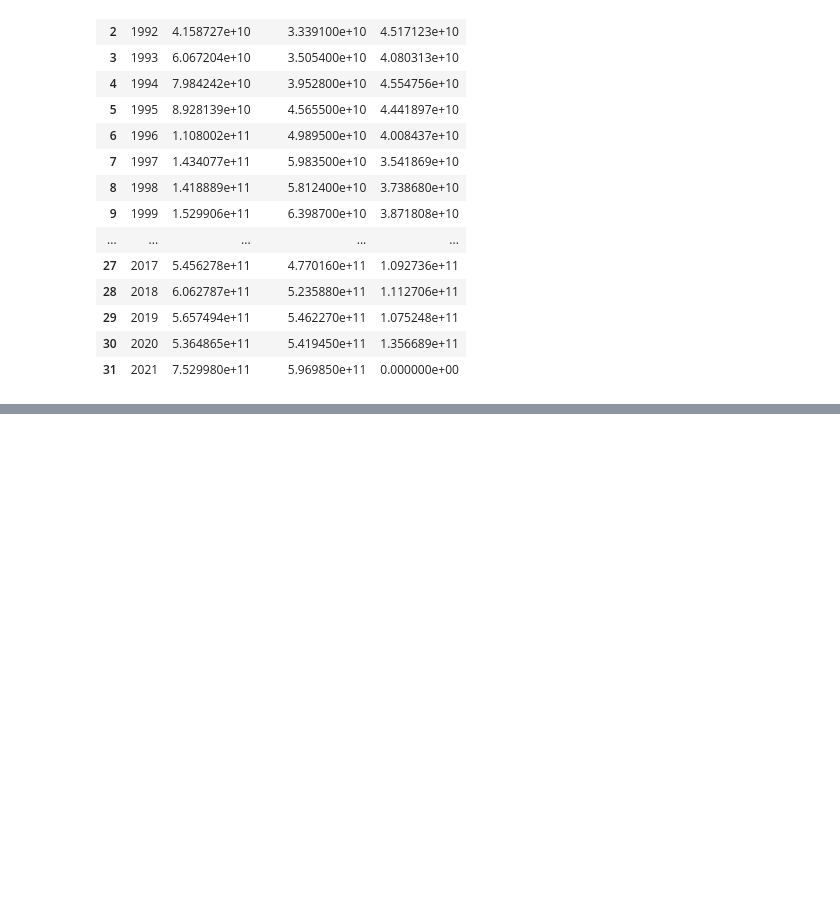
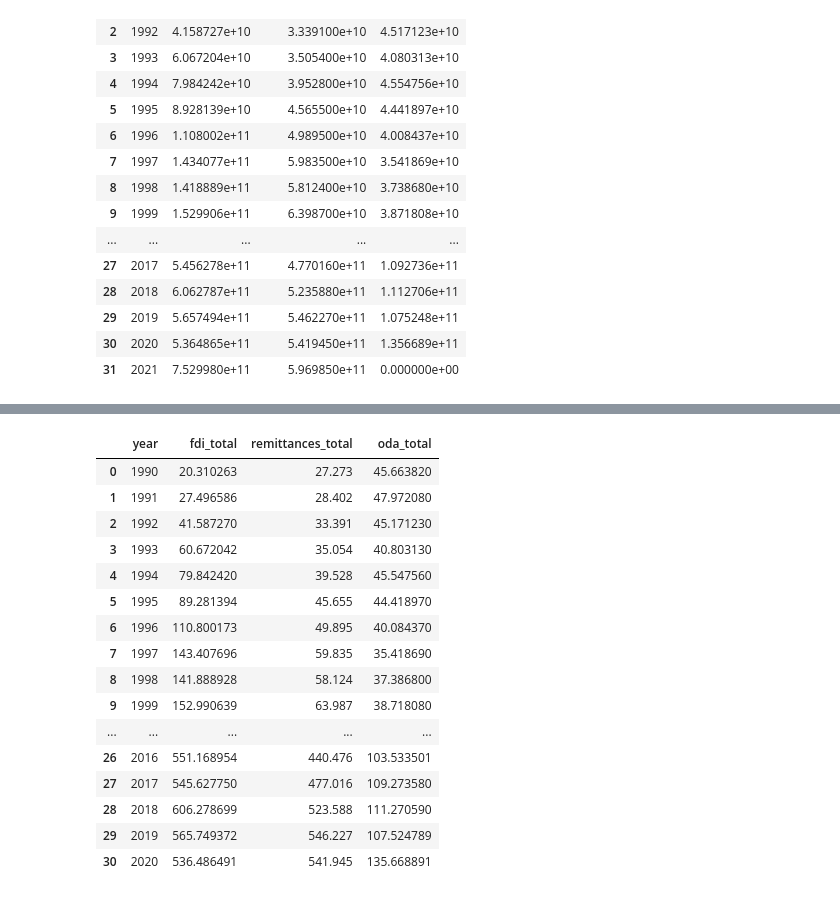
Before and after one commit to kellywaldro/remittances, a Jupyter notebook: plotting.ipynb, the cells around one changed output, grey strips where cells are left out. Cells and saved outputs as stored; diff of their text form; code cells hidden in the pictures; blank space fills up the shorter version.

```diff
--- a/plotting.ipynb
+++ b/plotting.ipynb
@@ -66 +62,21 @@ See the caveats in the documentation: https://pandas.pydata.org/pandas-docs/stab
+# %%
+df
+# %% [output]
+|  | year | fdi_total | remittances_total | oda_total |
+| 0 | 1990 | 20.310263 | 27.273 | 45.663820 |
+| 1 | 1991 | 27.496586 | 28.402 | 47.972080 |
+| 2 | 1992 | 41.587270 | 33.391 | 45.171230 |
+| 3 | 1993 | 60.672042 | 35.054 | 40.803130 |
+| 4 | 1994 | 79.842420 | 39.528 | 45.547560 |
+| 5 | 1995 | 89.281394 | 45.655 | 44.418970 |
+| 6 | 1996 | 110.800173 | 49.895 | 40.084370 |
+| 7 | 1997 | 143.407696 | 59.835 | 35.418690 |
+| 8 | 1998 | 141.888928 | 58.124 | 37.386800 |
+| 9 | 1999 | 152.990639 | 63.987 | 38.718080 |
+| ... | ... | ... | ... | ... |
+| 26 | 2016 | 551.168954 | 440.476 | 103.533501 |
+| 27 | 2017 | 545.627750 | 477.016 | 109.273580 |
+| 28 | 2018 | 606.278699 | 523.588 | 111.270590 |
+| 29 | 2019 | 565.749372 | 546.227 | 107.524789 |
+| 30 | 2020 | 536.486491 | 541.945 | 135.668891 |
 # %%
```
Also changed, not shown: parts of 9 cells of this notebook, 3 other files.
